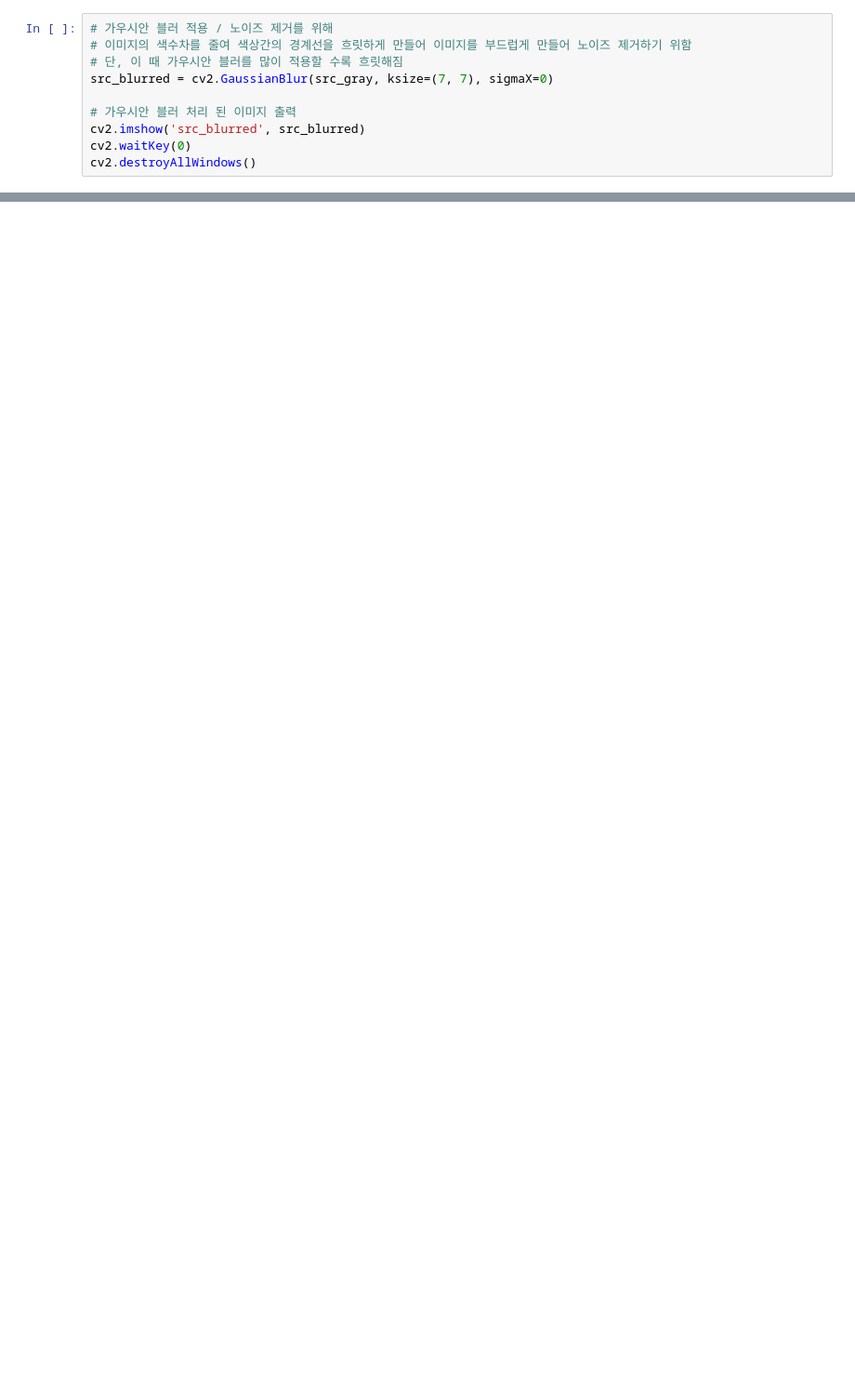
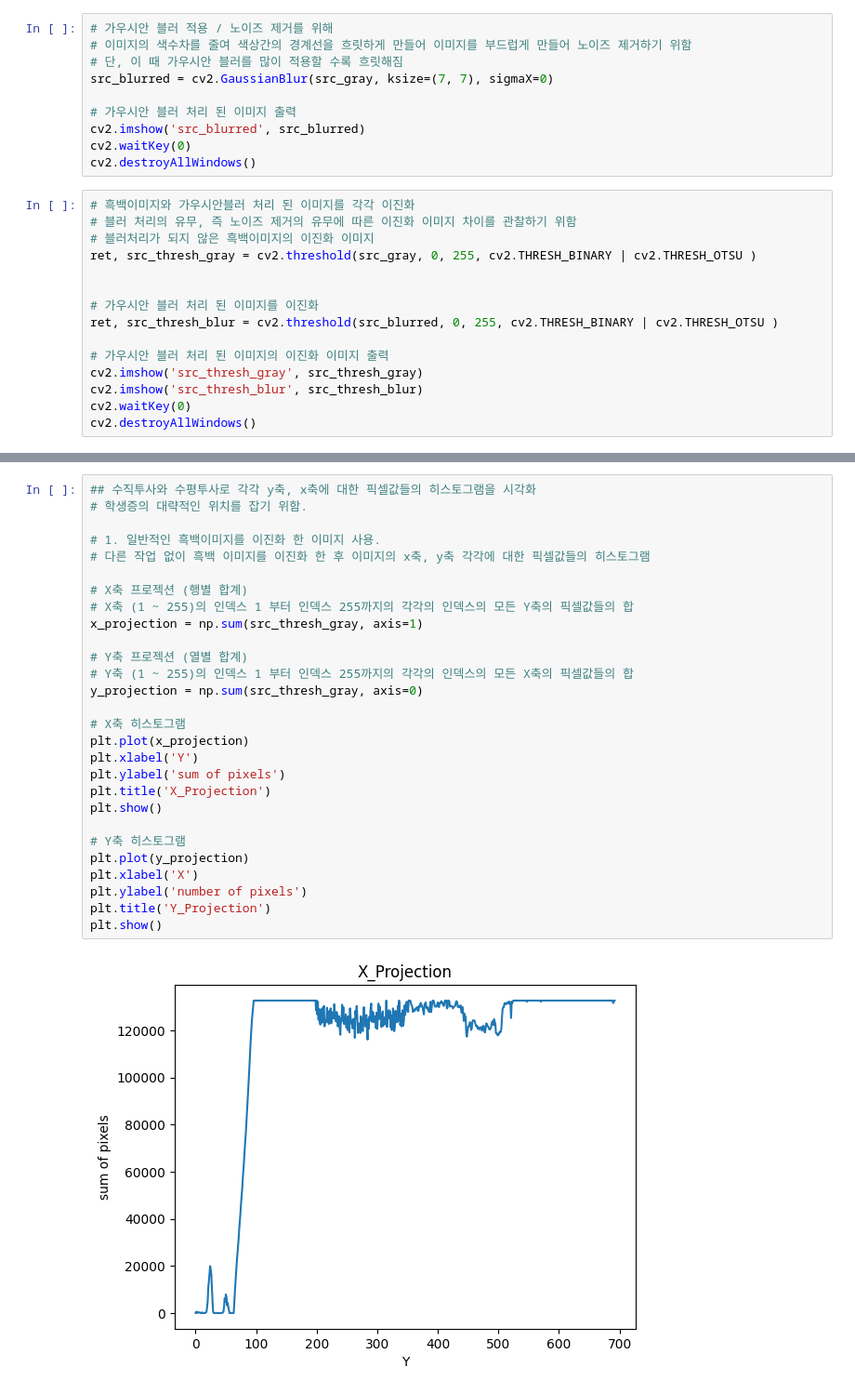
Before and after one commit to Lee-ChangHo/Student-ID-Recognition-Project, a Jupyter notebook: Test.ipynb, the cells around one changed output, grey strips where cells are left out. Shown at 93% size. Cells and saved outputs as stored; diff of their text form; blank space fills up the shorter version.

Commit message:
Update
이진화 이미지를 X축, Y축에 대해 각각 프로젝션을 진행하여 Y축과 X축에 대한 픽셀값들의 합을 계산

```diff
--- a/Test.ipynb
+++ b/Test.ipynb
@@ -57,3 +57,18 @@ src_blurred = cv2.GaussianBlur(src_gray, ksize=(7, 7), sigmaX=0)
 cv2.imshow('src_blurred', src_blurred)
 cv2.waitKey(0)
 cv2.destroyAllWindows()
+# %%
+# 흑백이미지와 가우시안블러 처리 된 이미지를 각각 이진화
+# 블러 처리의 유무, 즉 노이즈 제거의 유무에 따른 이진화 이미지 차이를 관찰하기 위함
+# 블러처리가 되지 않은 흑백이미지의 이진화 이미지
+ret, src_thresh_gray = cv2.threshold(src_gray, 0, 255, cv2.THRESH_BINARY | cv2.THRESH_OTSU )
+
+
+# 가우시안 블러 처리 된 이미지를 이진화
+ret, src_thresh_blur = cv2.threshold(src_blurred, 0, 255, cv2.THRESH_BINARY | cv2.THRESH_OTSU )
+
+# 가우시안 블러 처리 된 이미지의 이진화 이미지 출력
+cv2.imshow('src_thresh_gray', src_thresh_gray)
+cv2.imshow('src_thresh_blur', src_thresh_blur)
+cv2.waitKey(0)
+cv2.destroyAllWindows()
@@ -59,0 +94,30 @@ cv2.destroyAllWindows()
+# %%
+## 수직투사와 수평투사로 각각 y축, x축에 대한 픽셀값들의 히스토그램을 시각화
+# 학생증의 대략적인 위치를 잡기 위함.
+
+# 1. 일반적인 흑백이미지를 이진화 한 이미지 사용.
+# 다른 작업 없이 흑백 이미지를 이진화 한 후 이미지의 x축, y축 각각에 대한 픽셀값들의 히스토그램
+
+# X축 프로젝션 (행별 합계)
+# X축 (1 ~ 255)의 인덱스 1 부터 인덱스 255까지의 각각의 인덱스의 모든 Y축의 픽셀값들의 합
+x_projection = np.sum(src_thresh_gray, axis=1)
+
+# Y축 프로젝션 (열별 합계)
+# Y축 (1 ~ 255)의 인덱스 1 부터 인덱스 255까지의 각각의 인덱스의 모든 X축의 픽셀값들의 합
+y_projection = np.sum(src_thresh_gray, axis=0)
+
+# X축 히스토그램
+plt.plot(x_projection)
+plt.xlabel('Y')
+plt.ylabel('sum of pixels')
+plt.title('X_Projection')
+plt.show()
+
+# Y축 히스토그램
+plt.plot(y_projection)
+plt.xlabel('X')
+plt.ylabel('number of pixels')
+plt.title('Y_Projection')
+plt.show()
+# %% [output]
+[figure, added]
```
Also changed, not shown: parts of 3 cells of this notebook.
